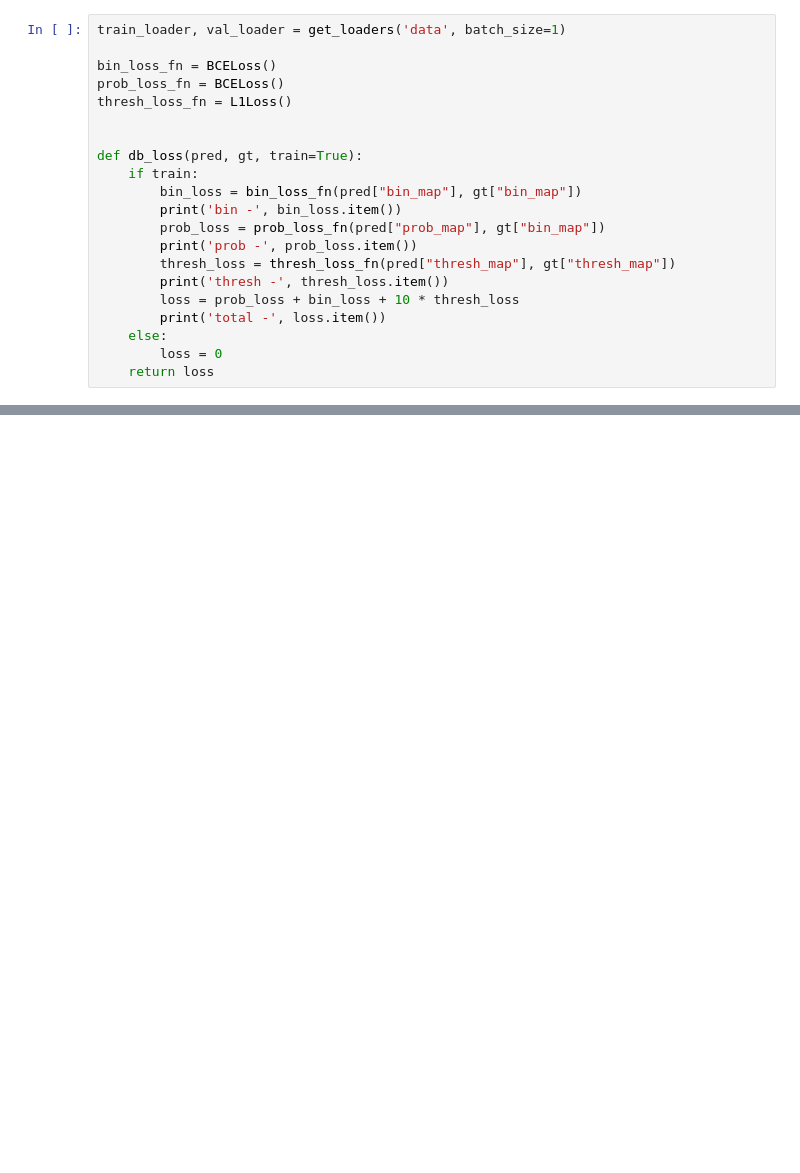
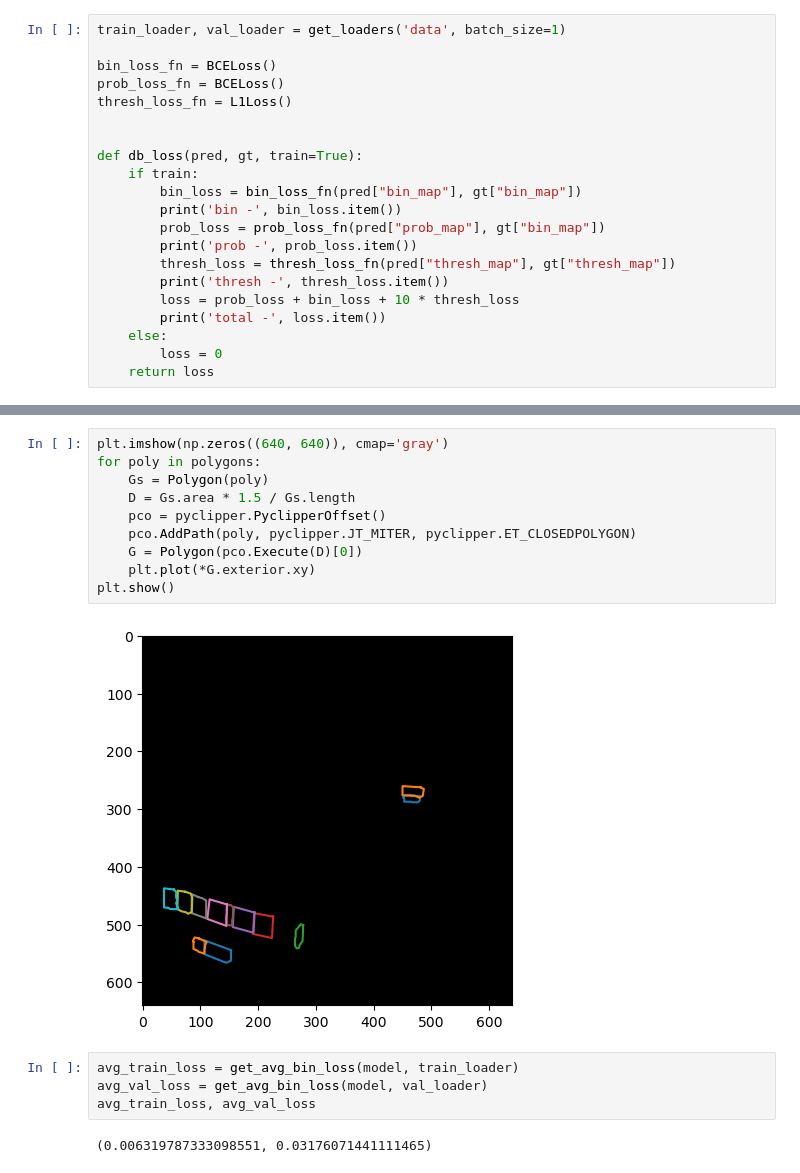
Before and after one commit to zachhendon/image-translator, a Jupyter notebook: text-detection/visualize.ipynb, the cells around one changed output, grey strips where cells are left out. Cells and saved outputs as stored; diff of their text form; blank space fills up the shorter version.

```diff
--- a/text-detection/visualize.ipynb
+++ b/text-detection/visualize.ipynb
@@ -75,3 +124,21 @@ total - 0.03497321158647537
+# %%
+plt.imshow(np.zeros((640, 640)), cmap='gray')
+for poly in polygons:
+    Gs = Polygon(poly)
+    D = Gs.area * 1.5 / Gs.length
+    pco = pyclipper.PyclipperOffset()
+    pco.AddPath(poly, pyclipper.JT_MITER, pyclipper.ET_CLOSEDPOLYGON)
+    G = Polygon(pco.Execute(D)[0])
+    plt.plot(*G.exterior.xy)
+plt.show()
+# %% [output]
+[figure, added]
+# %%
+avg_train_loss = get_avg_bin_loss(model, train_loader)
+avg_val_loss = get_avg_bin_loss(model, val_loader)
+avg_train_loss, avg_val_loss
+# %% [output]
+(0.006319787333098551, 0.03176071441111465)
 # %%
 img = cv.imread('../rsz_image.jpg', cv.IMREAD_UNCHANGED) / 255
 img = resize_image(img)
```
Also changed, not shown: parts of 7 cells of this notebook, 6 other files.
